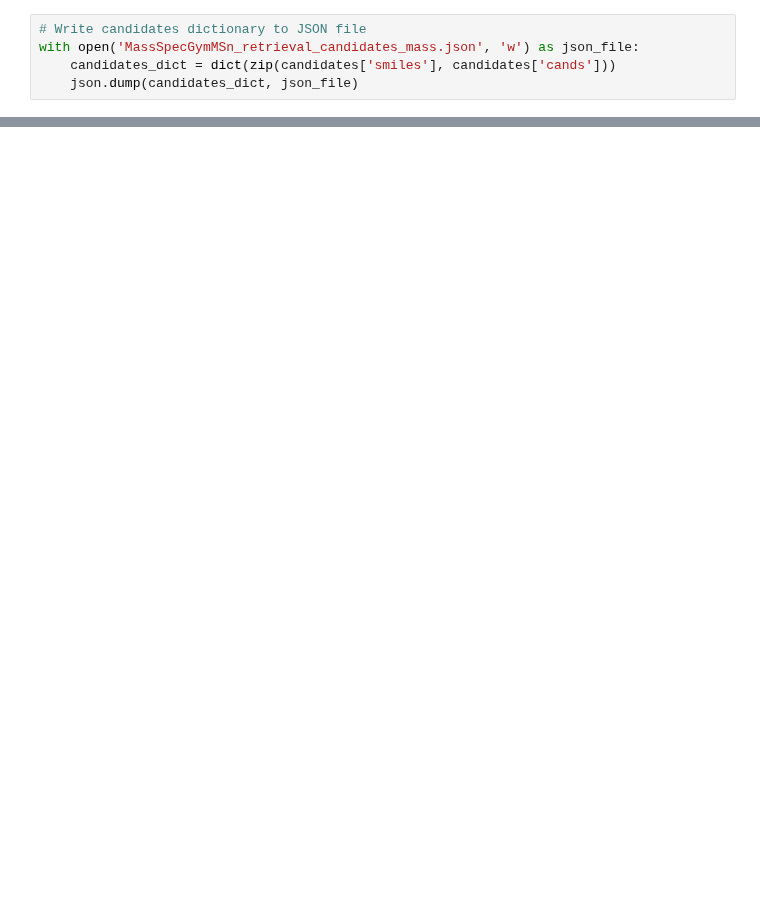
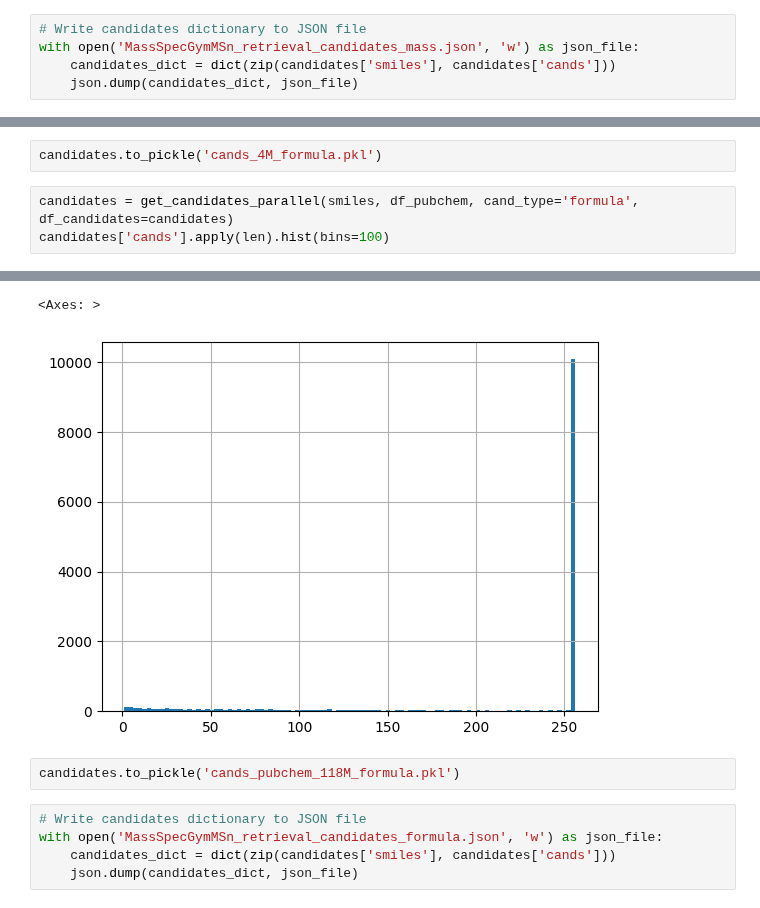
Before and after one commit to Jozefov/MassSpecGymMSn, a Jupyter notebook: notebooks/MSn/retrieval_candidates_construction/3_generate_retrieval_candidates.ipynb, the cells around one changed output, grey strips where cells are left out. Drawn from its saved outputs; the diff is of its cells as text; blank space fills up the shorter version.

```diff
--- a/notebooks/MSn/retrieval_candidates_construction/3_generate_retrieval_candidates.ipynb
+++ b/notebooks/MSn/retrieval_candidates_construction/3_generate_retrieval_candidates.ipynb
@@ -258,0 +274,6 @@ with open('MassSpecGymMSn_retrieval_candidates_mass.json', 'w') as json_file:
+# %%
+candidates.to_pickle('cands_4M_formula.pkl')
+# %%
+candidates = get_candidates_parallel(smiles, df_pubchem, cand_type='formula', df_candidates=candidates)
+candidates['cands'].apply(len).hist(bins=100)
+# %% [output]
@@ -258,0 +284,9 @@ with open('MassSpecGymMSn_retrieval_candidates_mass.json', 'w') as json_file:
+<Axes: >
+[figure, added]
+# %%
+candidates.to_pickle('cands_pubchem_118M_formula.pkl')
+# %%
+# Write candidates dictionary to JSON file
+with open('MassSpecGymMSn_retrieval_candidates_formula.json', 'w') as json_file:
+    candidates_dict = dict(zip(candidates['smiles'], candidates['cands']))
+    json.dump(candidates_dict, json_file)
```
Also changed, not shown: parts of 30 cells of this notebook, 2 other files.
